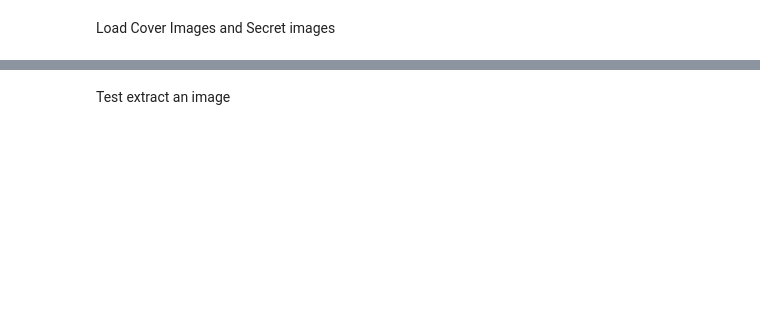
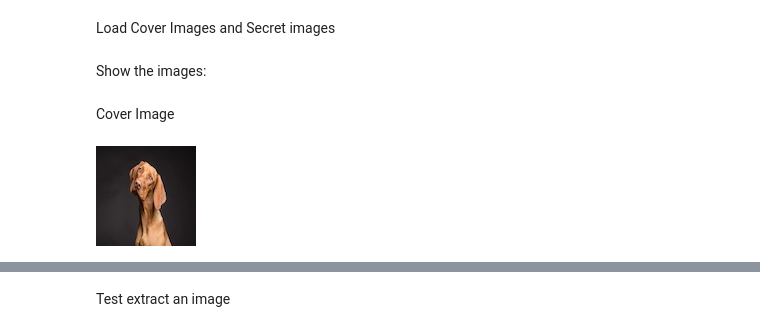
Before and after one commit to TuringCodez/dilpack, a Jupyter notebook: example/image/embed.ipynb, the cells around one changed output, grey strips where cells are left out. Saved outputs shown, nothing was run; the diff lists cells and outputs as text; code cells hidden in the pictures; blank space fills up the shorter version.

```diff
--- a/example/image/embed.ipynb
+++ b/example/image/embed.ipynb
@@ -15,3 +31,11 @@ image_1 = Image.open(os.path.join('cover_images','dog.jpg'))
 image_2 = Image.open(os.path.join('secret_images','mona.jpg'))
 stego_image_path = os.path.join('stego_images', 'dog_stego.png')
 decoded_image_path = os.path.join('decode', 'mona_image.png')
+# %% [markdown]
+Show the images:
+# %% [markdown]
+Cover Image
+# %%
+display.Image(filename=os.path.join('cover_images','dog.jpg'))
+# %% [output]
+[figure, added]
```
Also changed, not shown: parts of 8 cells of this notebook, 6 other files.
